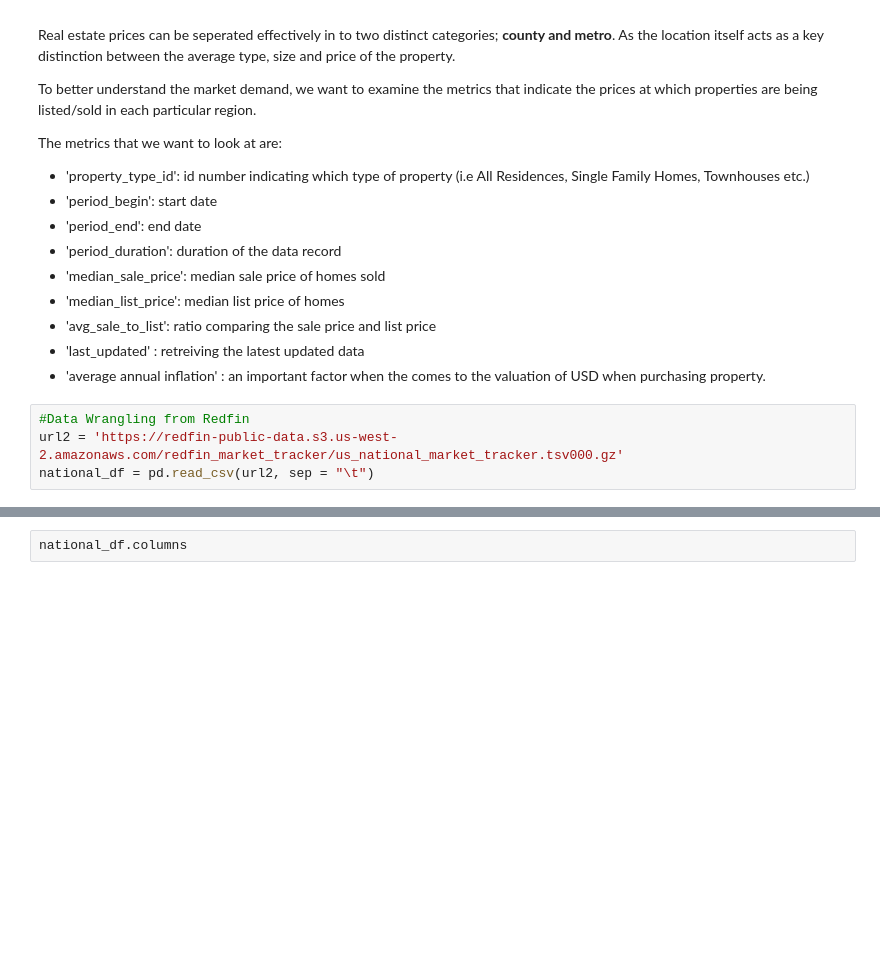
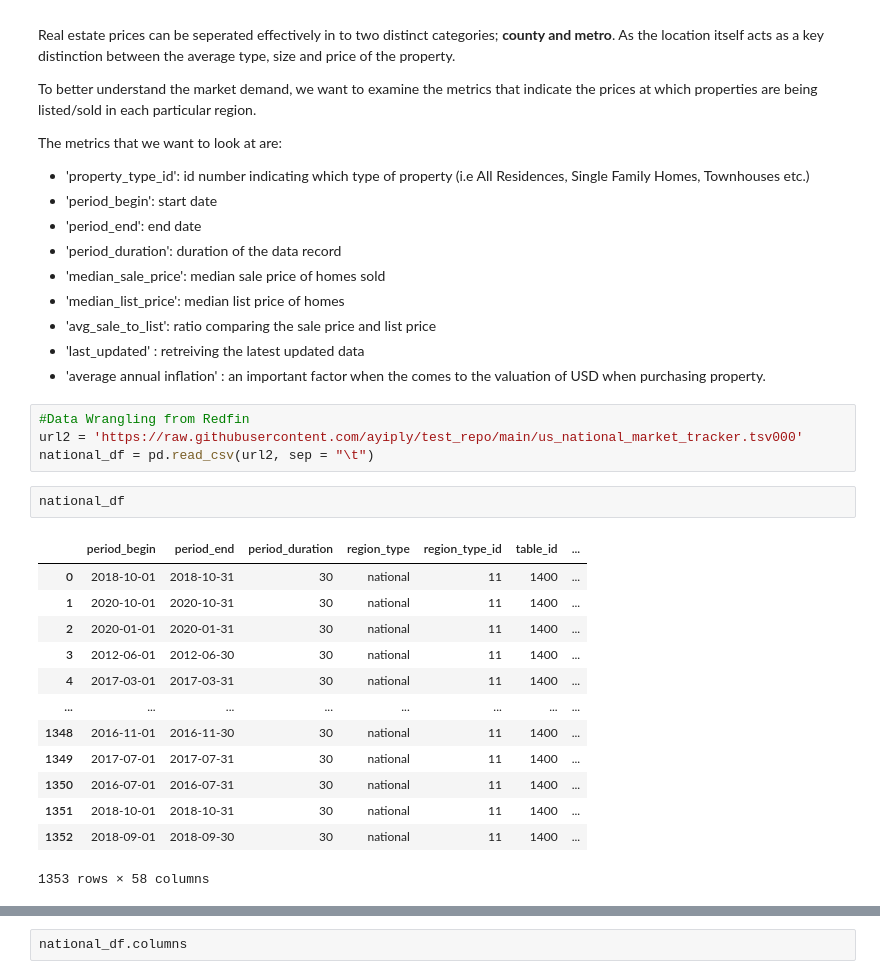
Before and after one commit to COGS118A/Group029-Sp22, a Jupyter notebook: COGS_118A_Project.ipynb, the cells around one changed output, grey strips where cells are left out. Drawn from its saved outputs; the diff is of its cells as text; blank space fills up the shorter version.

```diff
--- a/COGS_118A_Project.ipynb
+++ b/COGS_118A_Project.ipynb
@@ -34,5 +37,21 @@ The metrics that we want to look at are:
  * 'average annual inflation' : an important factor when the comes to the valuation of USD when purchasing property.
 # %%
 #Data Wrangling from Redfin
-url2 = 'https://redfin-public-data.s3.us-west-2.amazonaws.com/redfin_market_tracker/us_national_market_tracker.tsv000.gz'
+url2 = 'https://raw.githubusercontent.com/ayiply/test_repo/main/us_national_market_tracker.tsv000'
 national_df = pd.read_csv(url2, sep = "\t")
+# %%
+national_df
+# %% [output]
+|  | period_begin | period_end | period_duration | region_type | region_type_id | table_id | ... |
+| 0 | 2018-10-01 | 2018-10-31 | 30 | national | 11 | 1400 | ... |
+| 1 | 2020-10-01 | 2020-10-31 | 30 | national | 11 | 1400 | ... |
+| 2 | 2020-01-01 | 2020-01-31 | 30 | national | 11 | 1400 | ... |
+| 3 | 2012-06-01 | 2012-06-30 | 30 | national | 11 | 1400 | ... |
+| 4 | 2017-03-01 | 2017-03-31 | 30 | national | 11 | 1400 | ... |
+| ... | ... | ... | ... | ... | ... | ... | ... |
+| 1348 | 2016-11-01 | 2016-11-30 | 30 | national | 11 | 1400 | ... |
+| 1349 | 2017-07-01 | 2017-07-31 | 30 | national | 11 | 1400 | ... |
+| 1350 | 2016-07-01 | 2016-07-31 | 30 | national | 11 | 1400 | ... |
+| 1351 | 2018-10-01 | 2018-10-31 | 30 | national | 11 | 1400 | ... |
+| 1352 | 2018-09-01 | 2018-09-30 | 30 | national | 11 | 1400 | ... |
+1353 rows × 58 columns
```
Also changed, not shown: parts of 9 cells of this notebook.
